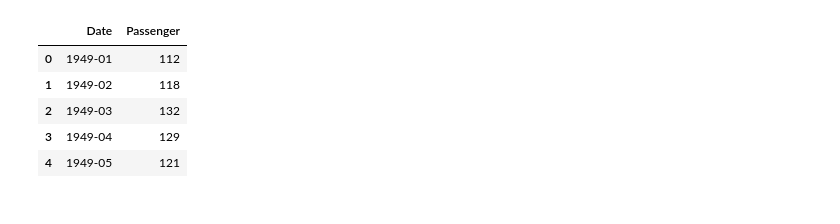
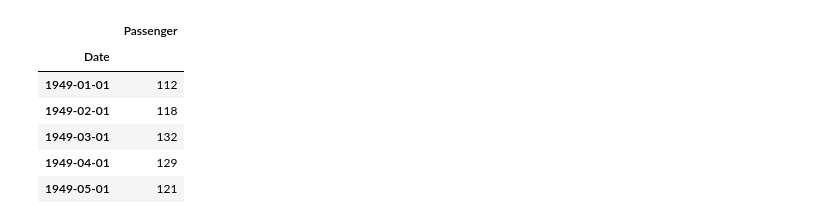
Before and after one commit to ievazzade/ML_Projects, a Jupyter notebook: TSA/air_pass.ipynb, the cells around one changed output. Saved outputs shown, nothing was run; the diff lists cells and outputs as text; code cells hidden in the pictures.

```diff
--- a/TSA/air_pass.ipynb
+++ b/TSA/air_pass.ipynb
@@ -4,14 +4,15 @@ import pandas as pd
 import seaborn as sns
 import matplotlib.pyplot as plt
 # %%
-air_pass = pd.read_csv('./AirPassengers.csv')
-air_pass.rename(columns={'Month':'Date', '#Passengers':'Passenger'}, inplace=True)
-
+air_pass = pd.read_csv('./AirPassengers.csv', parse_dates=['Month'], index_col=0)
+air_pass.rename(columns={'#Passengers':'Passenger'}, inplace=True)
+air_pass.index.rename('Date', inplace=True)
 air_pass.head()
 # %% [output]
-|  | Date | Passenger |
-| 0 | 1949-01 | 112 |
-| 1 | 1949-02 | 118 |
-| 2 | 1949-03 | 132 |
-| 3 | 1949-04 | 129 |
-| 4 | 1949-05 | 121 |
+|  | Passenger |
+| Date |  |
+| 1949-01-01 | 112 |
+| 1949-02-01 | 118 |
+| 1949-03-01 | 132 |
+| 1949-04-01 | 129 |
+| 1949-05-01 | 121 |
```
Also changed, not shown: parts of 2 cells of this notebook, 1 other file.
